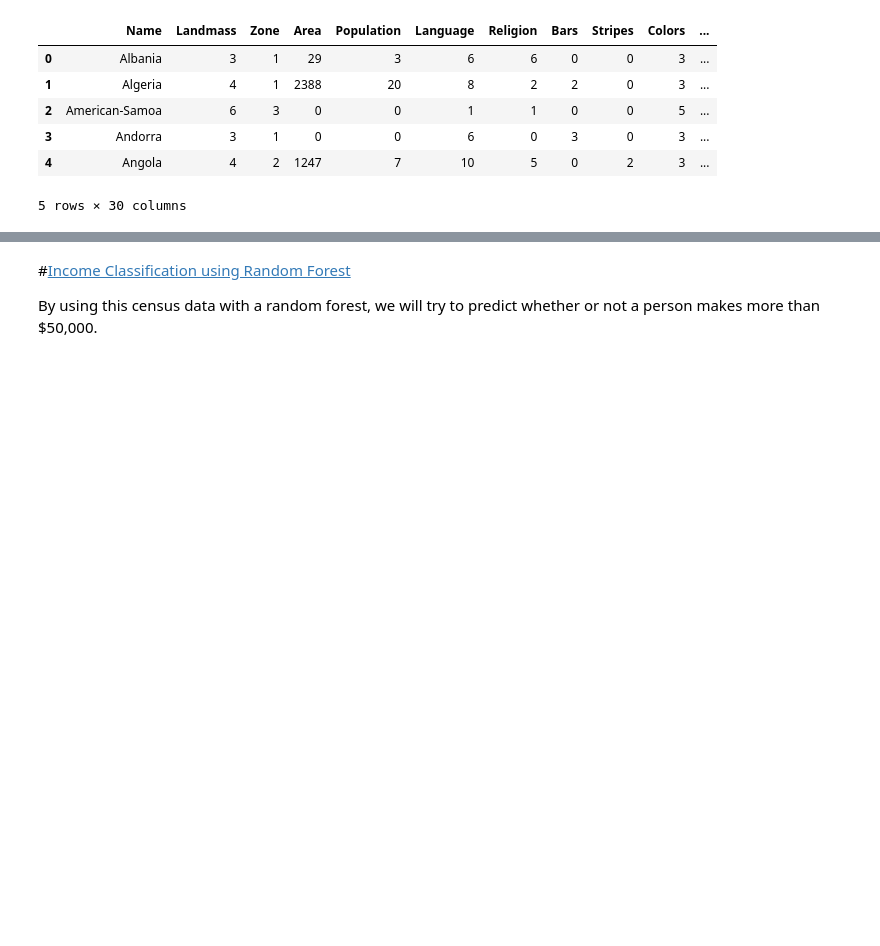
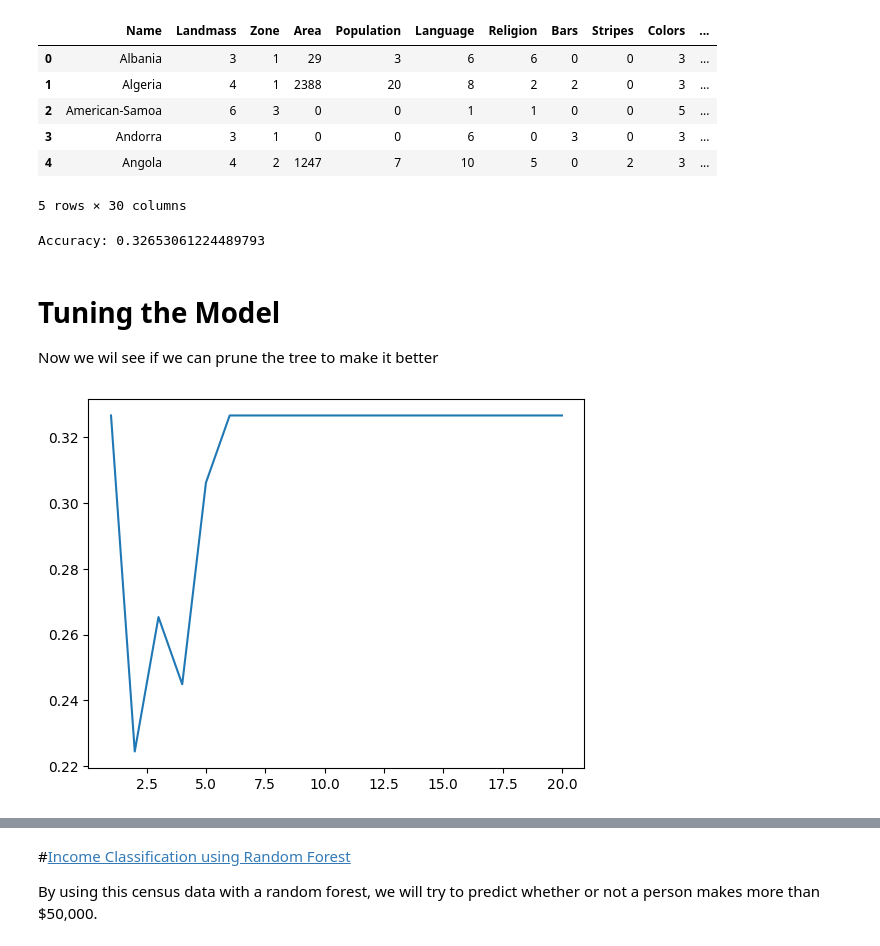
Before and after one commit to mfvalle/Maths_for_ML, a Jupyter notebook: Random_Forests_&_Decision_Trees.ipynb, the cells around one changed output, grey strips where cells are left out. Cells and saved outputs as stored; diff of their text form; code cells hidden in the pictures; blank space fills up the shorter version.

```diff
--- a/Random_Forests_&_Decision_Trees.ipynb
+++ b/Random_Forests_&_Decision_Trees.ipynb
@@ -69,7 +70,8 @@ Index(['Afghanistan', '5', '1', '648', '16', '10', '2', '0', '3', '5.1', '1.1',
 5 rows × 30 columns
 # %%
 
-# Determine Landmass a country is on
+#Determine Landmass a country is on
+labels = flags[['Landmass']]
 
 # Choose RANDOMLY which columns will help our decision tree correctly classify those labels
 data = flags[["Red", "Green", "Blue", "Gold", "White", "Black", "Orange"]]
@@ -84,3 +86,22 @@ tree.fit(train_data, train_labels)
 # Score of RANDOM feature selection
 score = tree.score(test_data, test_labels)
 print("Accuracy:", score)
+# %% [output]
+Accuracy: 0.32653061224489793
+# %% [markdown]
+# Tuning the Model
+Now we wil see if we can prune the tree to make it better
+# %%
+#Create, train, and test the tree at different depths
+scores = []
+for i in range(1,21):
+  tree = DecisionTreeClassifier(random_state = 1, max_depth = i)
+  #Fit the tree
+  tree.fit(train_data,train_labels)
+  #Print the tree's score
+  scores.append(tree.score(test_data, test_labels))
+
+plt.plot(range(1,21), scores)
+plt.show()
+# %% [output]
+[figure, added]
```
Also changed, not shown: parts of 4 cells of this notebook.
